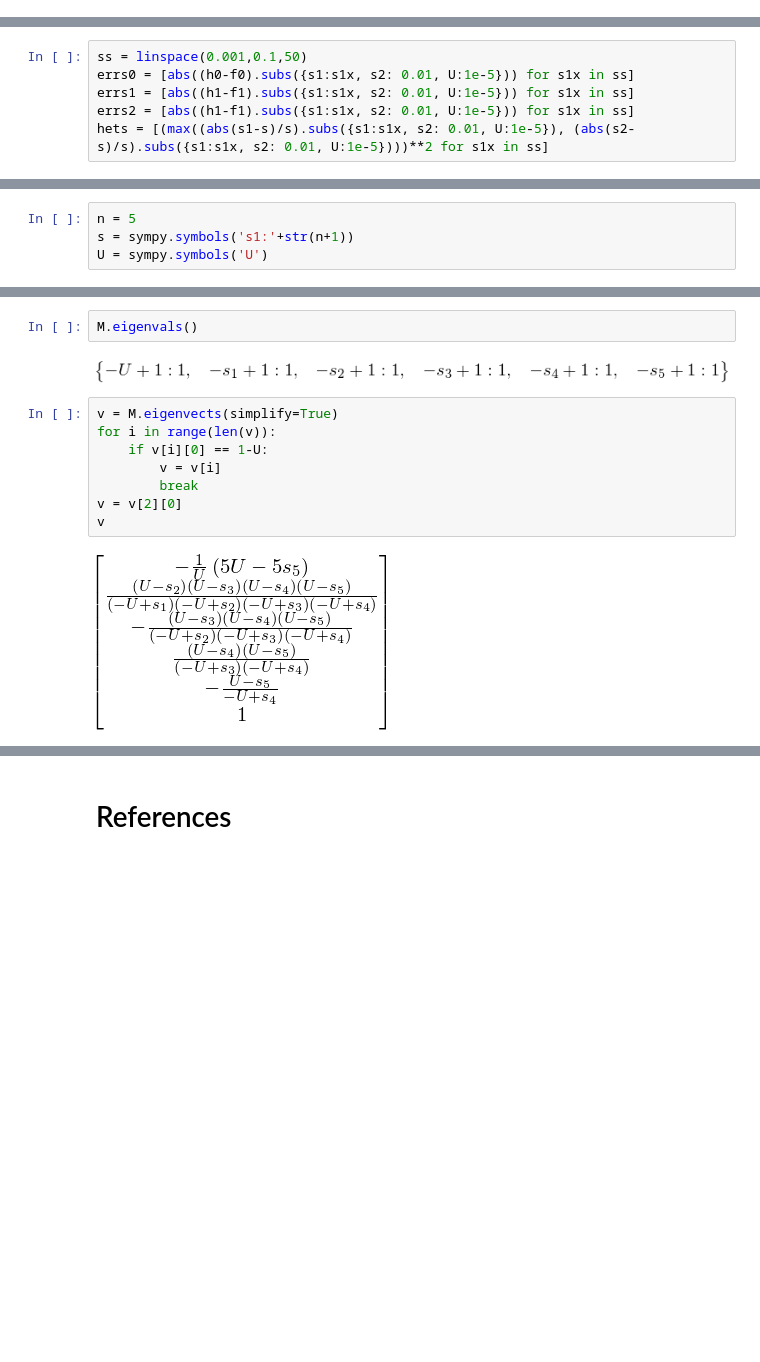
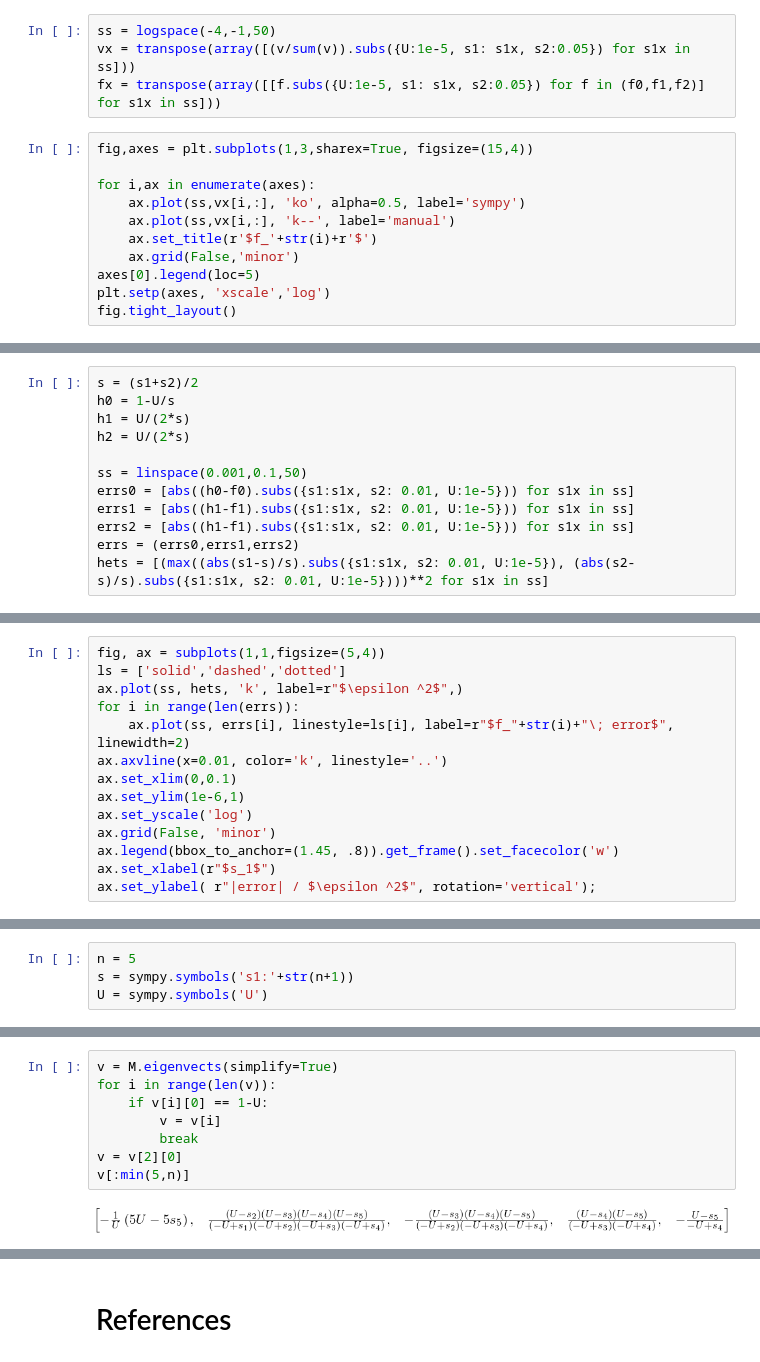
Before and after one commit to yoavram/ipython-notebooks, a Jupyter notebook: MathModels project - s.ipynb, the cells around one changed output, grey strips where cells are left out. Drawn from its saved outputs; the diff is of its cells as text; blank space fills up the shorter version.

Commit message:
edited entire thing, incl. figures, n>2 figure of err vs. het

```diff
--- a/MathModels project - s.ipynb
+++ b/MathModels project - s.ipynb
@@ -222,3 +226,18 @@ print "Sympy result:", vx.tolist()
 # %% [output]
 Our result: [0.999399839903942, 0.000500200120072043, 9.99599759855914e-5]
 Sympy result: [[0.999399839903942], [0.000500200120072043], [9.99599759855914e-5]]
+# %%
+ss = logspace(-4,-1,50)
+vx = transpose(array([(v/sum(v)).subs({U:1e-5, s1: s1x, s2:0.05}) for s1x in ss]))
+fx = transpose(array([[f.subs({U:1e-5, s1: s1x, s2:0.05}) for f in (f0,f1,f2)] for s1x in ss]))
+# %%
+fig,axes = plt.subplots(1,3,sharex=True, figsize=(15,4))
+
+for i,ax in enumerate(axes):
+    ax.plot(ss,vx[i,:], 'ko', alpha=0.5, label='sympy')
+    ax.plot(ss,vx[i,:], 'k--', label='manual')
+    ax.set_title(r'$f_'+str(i)+r'$')
+    ax.grid(False,'minor')
+axes[0].legend(loc=5)
+plt.setp(axes, 'xscale','log')
+fig.tight_layout()
@@ -252,8 +253,14 @@ So indeed the error is bounded by the square of the heterogeneity.
 
 Let's draw a plot.
 # %%
+s = (s1+s2)/2
+h0 = 1-U/s
+h1 = U/(2*s)
+h2 = U/(2*s)
+
 ss = linspace(0.001,0.1,50)
 errs0 = [abs((h0-f0).subs({s1:s1x, s2: 0.01, U:1e-5})) for s1x in ss]
 errs1 = [abs((h1-f1).subs({s1:s1x, s2: 0.01, U:1e-5})) for s1x in ss]
 errs2 = [abs((h1-f1).subs({s1:s1x, s2: 0.01, U:1e-5})) for s1x in ss]
+errs = (errs0,errs1,errs2)
 hets = [(max((abs(s1-s)/s).subs({s1:s1x, s2: 0.01, U:1e-5}), (abs(s2-s)/s).subs({s1:s1x, s2: 0.01, U:1e-5})))**2 for s1x in ss]
@@ -289,0 +267,14 @@ fig.text(0,0.55, r"|error| / $\epsilon ^2$", rotation='vertical', fontsize=20);
+# %%
+fig, ax = subplots(1,1,figsize=(5,4))
+ls = ['solid','dashed','dotted']
+ax.plot(ss, hets, 'k', label=r"$\epsilon ^2$",)
+for i in range(len(errs)):
+    ax.plot(ss, errs[i], linestyle=ls[i], label=r"$f_"+str(i)+"\; error$", linewidth=2)
+ax.axvline(x=0.01, color='k', linestyle='..')
+ax.set_xlim(0,0.1)
+ax.set_ylim(1e-6,1)
+ax.set_yscale('log')
+ax.grid(False, 'minor')
+ax.legend(bbox_to_anchor=(1.45, .8)).get_frame().set_facecolor('w')
+ax.set_xlabel(r"$s_1$")
+ax.set_ylabel( r"|error| / $\epsilon ^2$", rotation='vertical');
@@ -346,15 +350,11 @@ M
-# %%
-M.eigenvals()
-# %% [output]
-[figure, removed]
 # %%
 v = M.eigenvects(simplify=True)
 for i in range(len(v)):
     if v[i][0] == 1-U:
         v = v[i]
         break
 v = v[2][0]
-v
+v[:min(5,n)]
 # %% [output]
-[figure, old version]
+[figure, new version]
 # %%
```
Also changed, not shown: parts of 23 cells of this notebook.
